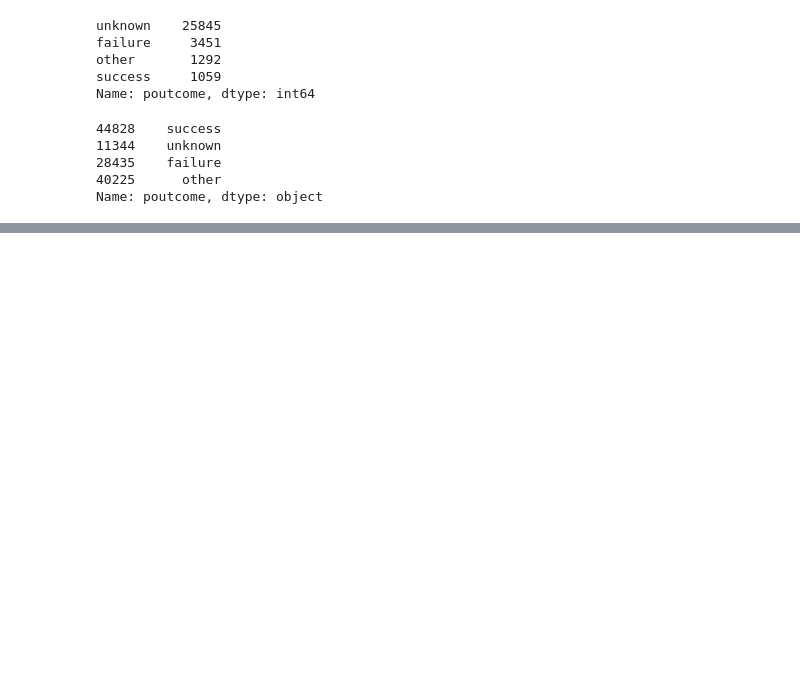
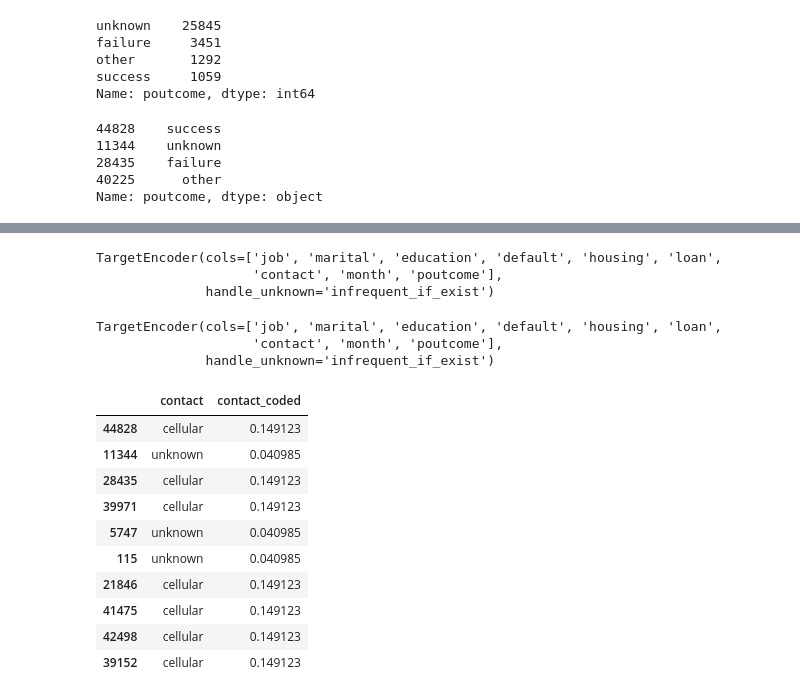
Before and after one commit to jdug1981/proyecto_final, a Jupyter notebook: Proyecto_final_final.ipynb, the cells around one changed output, grey strips where cells are left out. Saved outputs shown, nothing was run; the diff lists cells and outputs as text; code cells hidden in the pictures; blank space fills up the shorter version.

```diff
--- a/Proyecto_final_final.ipynb
+++ b/Proyecto_final_final.ipynb
@@ -451,0 +512,28 @@ Name: poutcome, dtype: object
+# %%
+
+# Tratamiento con Target Encoder
+# Se trabajará una consolidación con la variable "job"
+from category_encoders import TargetEncoder
+
+encoder = TargetEncoder(handle_unknown = 'infrequent_if_exist')
+encoder.fit(train[variables_categoricas].astype('category'), train['y'])
+# %% [output]
+TargetEncoder(cols=['job', 'marital', 'education', 'default', 'housing', 'loan',
+                    'contact', 'month', 'poutcome'],
+              handle_unknown='infrequent_if_exist')
+# %%
+
+TargetEncoder(cols=['job',
+ 'marital',
+ 'education',
+ 'default',
+ 'housing',
+ 'loan',
+ 'contact',
+ 'month',
+ 'poutcome'],
+              handle_unknown='infrequent_if_exist')
+# %% [output]
+TargetEncoder(cols=['job', 'marital', 'education', 'default', 'housing', 'loan',
+                    'contact', 'month', 'poutcome'],
+              handle_unknown='infrequent_if_exist')
@@ -451,0 +544,15 @@ Name: poutcome, dtype: object
+# %%
+
+train[['contact', 'contact_coded']].head(10)
+# %% [output]
+|  | contact | contact_coded |
+| 44828 | cellular | 0.149123 |
+| 11344 | unknown | 0.040985 |
+| 28435 | cellular | 0.149123 |
+| 39971 | cellular | 0.149123 |
+| 5747 | unknown | 0.040985 |
+| 115 | unknown | 0.040985 |
+| 21846 | cellular | 0.149123 |
+| 41475 | cellular | 0.149123 |
+| 42498 | cellular | 0.149123 |
+| 39152 | cellular | 0.149123 |
```
Also changed, not shown: parts of 15 cells of this notebook.
